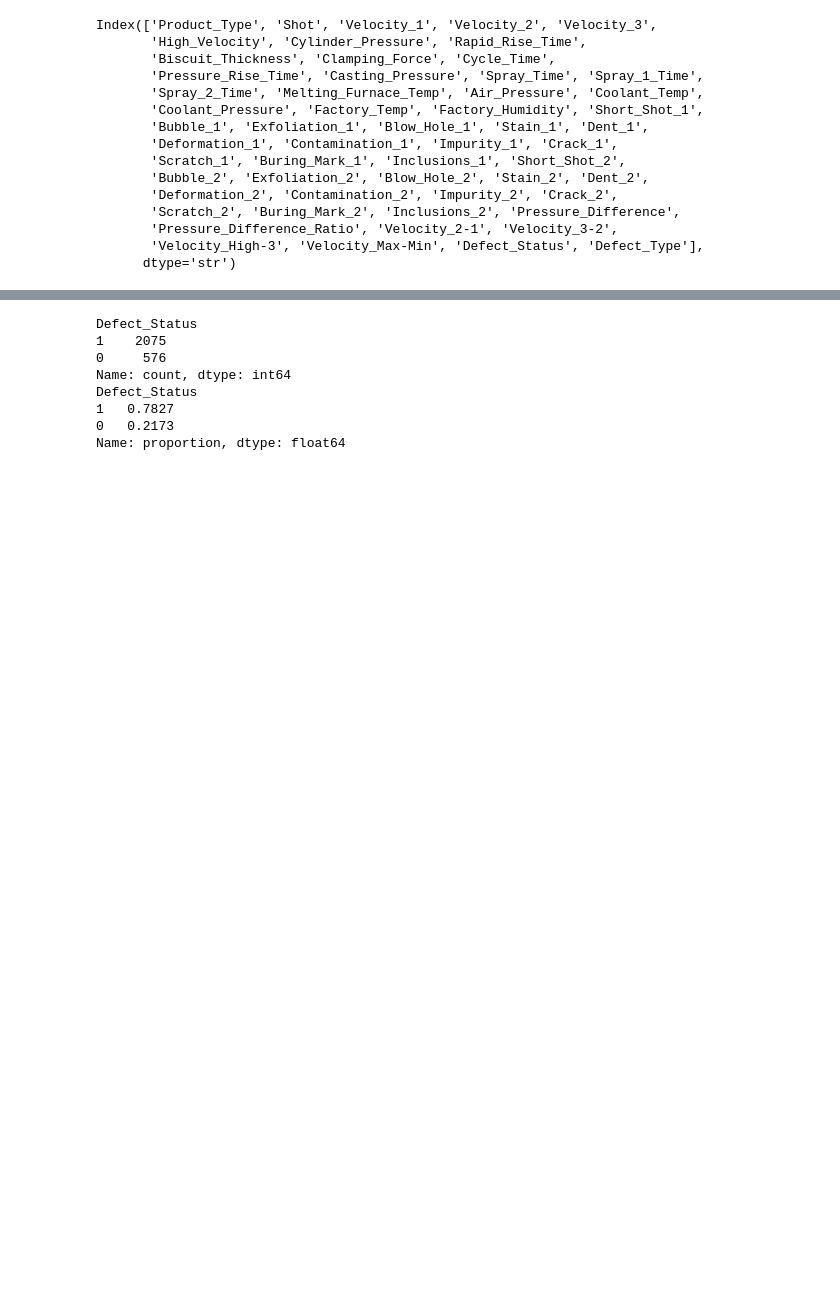
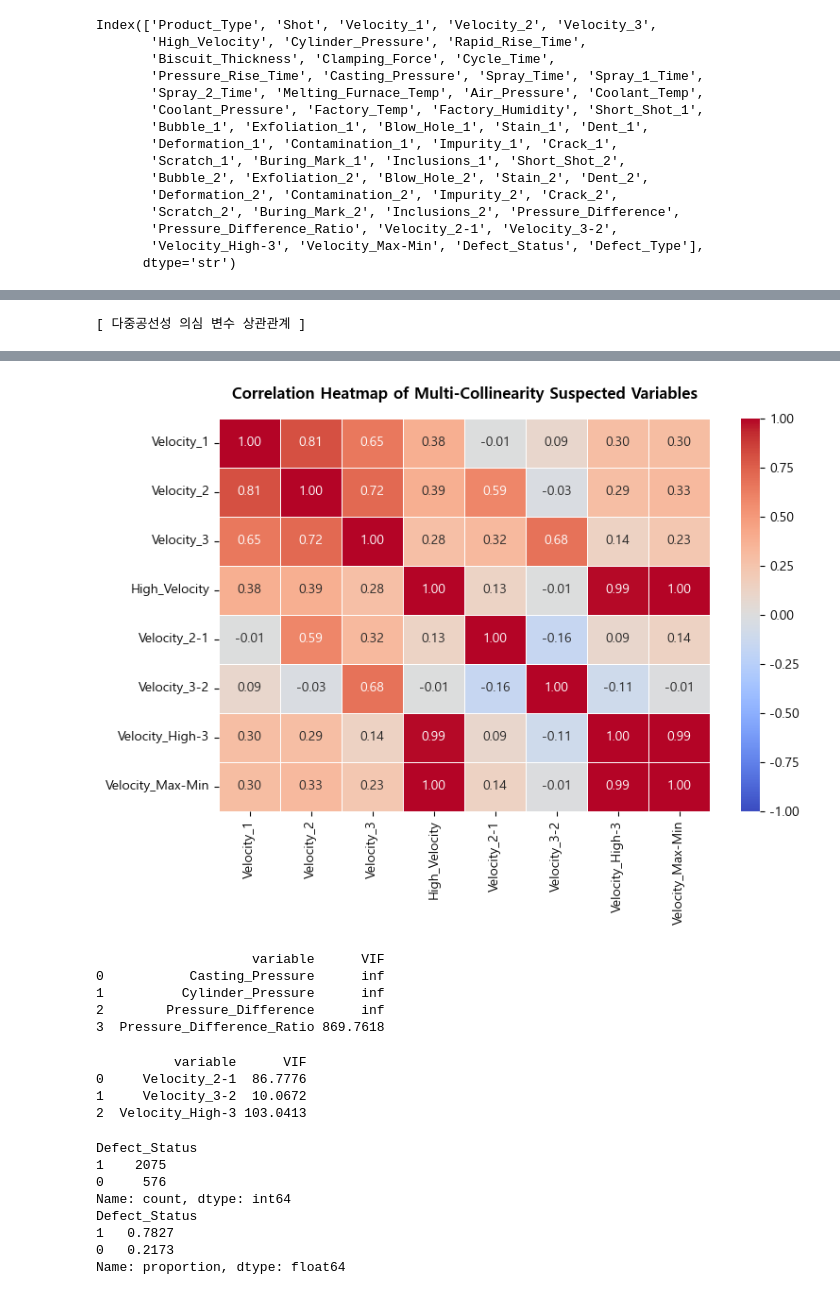
Before and after one commit to heeso0908/hotsix, a Jupyter notebook: notebooks/김재천/statistics_all_iv.ipynb, the cells around one changed output, grey strips where cells are left out. Cells and saved outputs as stored; diff of their text form; code cells hidden in the pictures; blank space fills up the shorter version.

```diff
--- a/notebooks/김재천/statistics_all_iv.ipynb
+++ b/notebooks/김재천/statistics_all_iv.ipynb
@@ -88,0 +128,35 @@ Index(['Product_Type', 'Shot', 'Velocity_1', 'Velocity_2', 'Velocity_3',
+# %%
+import seaborn as sns
+import matplotlib.pyplot as plt
+
+# 다중공선성 확인 — Casting_Pressure / Cylinder_Pressure / Pressure_Difference / Pressure_Difference_Ratio
+high_corr_vars2 = ['Velocity_1', 'Velocity_2', 'Velocity_3',
+       'High_Velocity', 'Velocity_2-1', 'Velocity_3-2',
+       'Velocity_High-3', 'Velocity_Max-Min']
+print("[ 다중공선성 의심 변수 상관관계 ]")
+
+# 상관계수 행렬 계산
+corr_matrix = type1_df[high_corr_vars2].corr().round(3)
+display(corr_matrix)
+
+# -----------------
+# 히트맵 시각화 추가
+# -----------------
+plt.figure(figsize=(8, 6)) # 히트맵 캔버스 크기 지정
+
+# seaborn heatmap 생성
+sns.heatmap(
+    corr_matrix,
+    annot=True,            # 각 셀 안에 상관계수 숫자 표시
+    cmap='coolwarm',       # 색상 팔레트 (파랑: 음의 상관관계, 빨강: 양의 상관관계)
+    vmin=-1, vmax=1,       # 색상 표현 시 기준점 (-1 ~ 1)
+    center=0,              # 중앙값을 0으로 맞춰 색상 대비 강조
+    fmt='.2f',             # 숫자 표기 형식 (소수점 2자리)
+    linewidths=0.5         # 셀 사이 경계선
+)
+
+plt.title('Correlation Heatmap of Multi-Collinearity Suspected Variables', fontweight='bold', pad=15)
+plt.tight_layout()
+plt.show()
+# %% [output]
+[ 다중공선성 의심 변수 상관관계 ]
@@ -89,3 +172,43 @@ Index(['Product_Type', 'Shot', 'Velocity_1', 'Velocity_2', 'Velocity_3',
+[figure, added]
+# %%
+# VIF도 확인
+
+from statsmodels.stats.outliers_influence import variance_inflation_factor
+
+X = type1_df[high_corr_vars1]
+
+vif_df = pd.DataFrame()
+vif_df["variable"] = X.columns
+vif_df["VIF"] = [variance_inflation_factor(X.values, i) for i in range(X.shape[1])]
+
+print(vif_df)
+# %% [output]
+                    variable      VIF
+0           Casting_Pressure      inf
+1          Cylinder_Pressure      inf
+2        Pressure_Difference      inf
+3  Pressure_Difference_Ratio 869.7618
+# %%
+# VIF도 확인
+
+from statsmodels.stats.outliers_influence import variance_inflation_factor
+
+high_corr_vars2 = ['Velocity_1', 'Velocity_2', 'Velocity_3',
+       'High_Velocity', 'Velocity_2-1', 'Velocity_3-2',
+       'Velocity_High-3', 'Velocity_Max-Min']
+
+X = type1_df[high_corr_vars2]
+
+vif_df = pd.DataFrame()
+vif_df["variable"] = X.columns
+vif_df["VIF"] = [variance_inflation_factor(X.values, i) for i in range(X.shape[1])]
+
+print(vif_df)
+# %% [output]
+          variable      VIF
+0     Velocity_2-1  86.7776
+1     Velocity_3-2  10.0672
+2  Velocity_High-3 103.0413
 # %%
 # 결함 컬럼들의 리스트
 defect_columns = [
```
Also changed, not shown: parts of 3 cells of this notebook, 1 other file.
